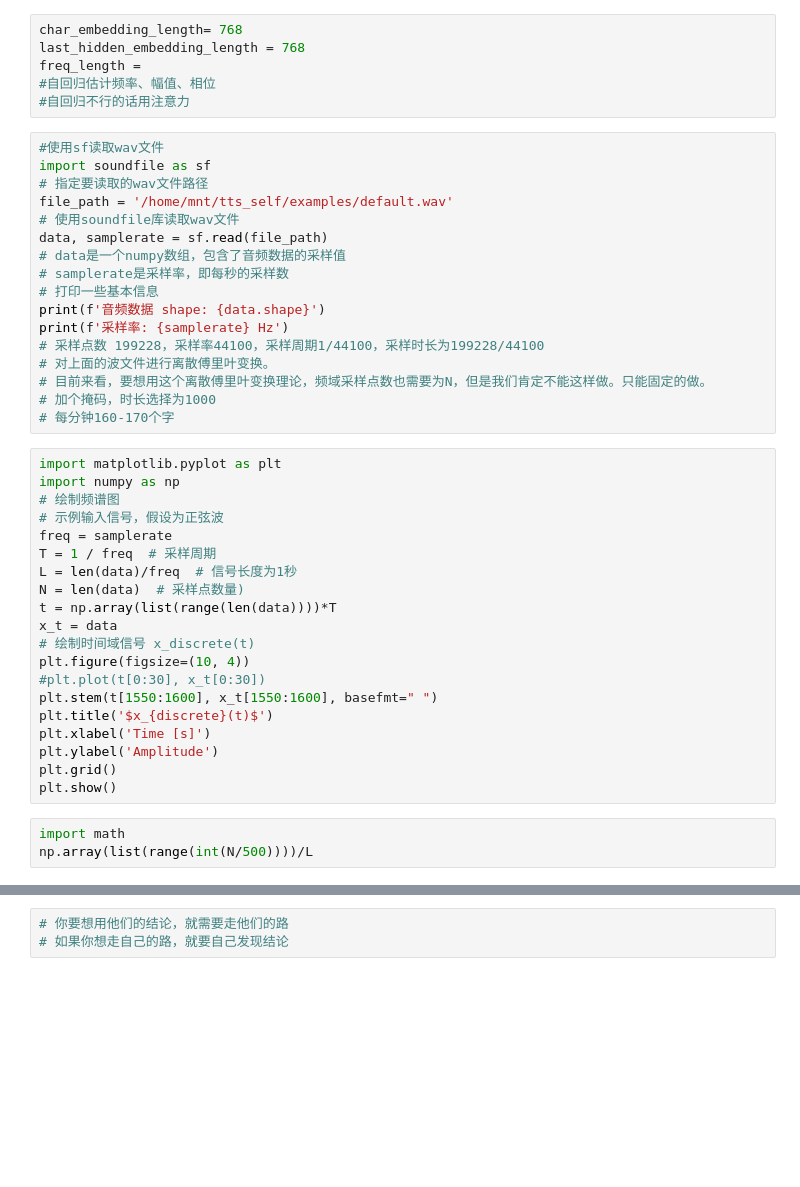
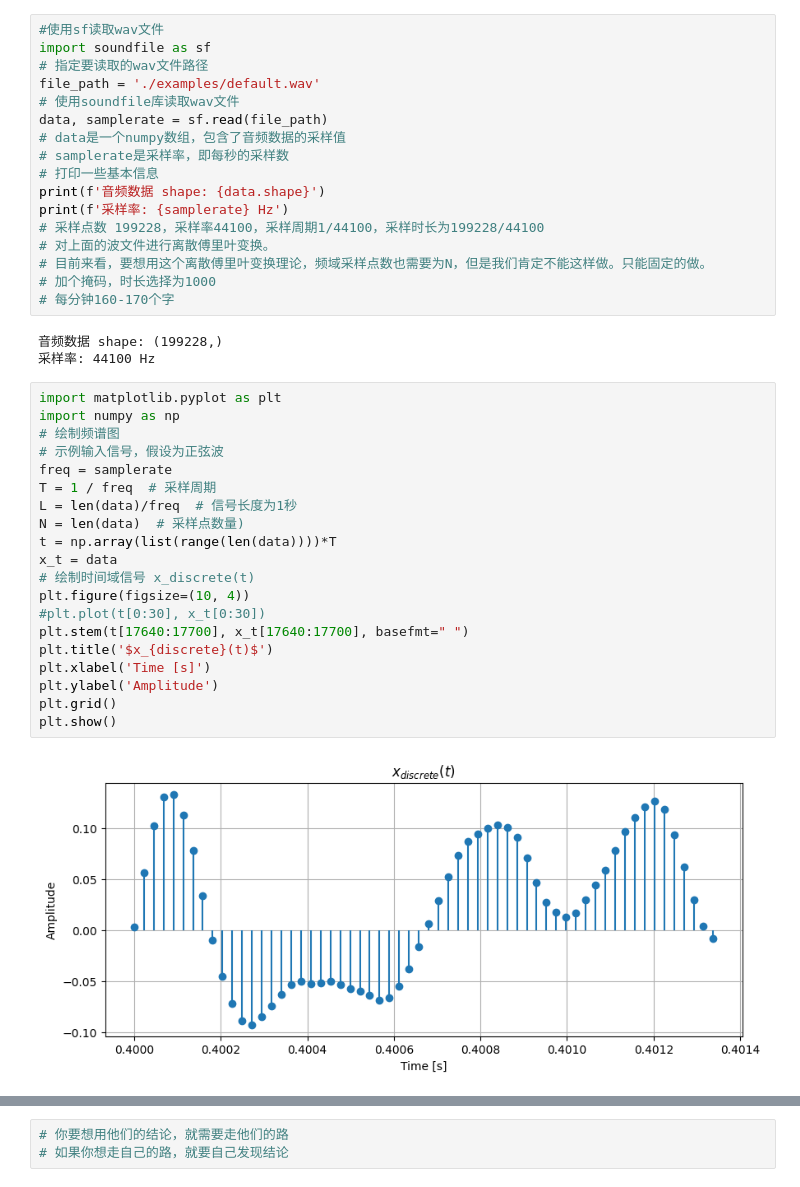
Before and after one commit to xmu-hph/4pd_codes, a Jupyter notebook: tts/tts.ipynb, the cells around one changed output, grey strips where cells are left out. Drawn from its saved outputs; the diff is of its cells as text; blank space fills up the shorter version.

```diff
--- a/tts/tts.ipynb
+++ b/tts/tts.ipynb
@@ -1,14 +1,8 @@
-# %%
-char_embedding_length= 768
-last_hidden_embedding_length = 768
-freq_length =
-#自回归估计频率、幅值、相位
-#自回归不行的话用注意力
 # %%
 #使用sf读取wav文件
 import soundfile as sf
 # 指定要读取的wav文件路径
-file_path = '/home/mnt/tts_self/examples/default.wav'
+file_path = './examples/default.wav'
 # 使用soundfile库读取wav文件
 data, samplerate = sf.read(file_path)
 # data是一个numpy数组，包含了音频数据的采样值
@@ -21,26 +15,28 @@ print(f'采样率: {samplerate} Hz')
 # 目前来看，要想用这个离散傅里叶变换理论，频域采样点数也需要为N，但是我们肯定不能这样做。只能固定的做。
 # 加个掩码，时长选择为1000
 # 每分钟160-170个字
+# %% [output]
+音频数据 shape: (199228,)
+采样率: 44100 Hz
 # %%
 import matplotlib.pyplot as plt
 import numpy as np
 # 绘制频谱图
 # 示例输入信号，假设为正弦波
 freq = samplerate
 T = 1 / freq  # 采样周期
 L = len(data)/freq  # 信号长度为1秒
 N = len(data)  # 采样点数量)
 t = np.array(list(range(len(data))))*T
 x_t = data
 # 绘制时间域信号 x_discrete(t)
 plt.figure(figsize=(10, 4))
 #plt.plot(t[0:30], x_t[0:30])
-plt.stem(t[1550:1600], x_t[1550:1600], basefmt=" ")
+plt.stem(t[17640:17700], x_t[17640:17700], basefmt=" ")
 plt.title('$x_{discrete}(t)$')
 plt.xlabel('Time [s]')
 plt.ylabel('Amplitude')
 plt.grid()
 plt.show()
+# %% [output]
+[figure, added]
-# %%
-import math
-np.array(list(range(int(N/500))))/L
```
Also changed, not shown: parts of 26 cells of this notebook, 16 other files.
